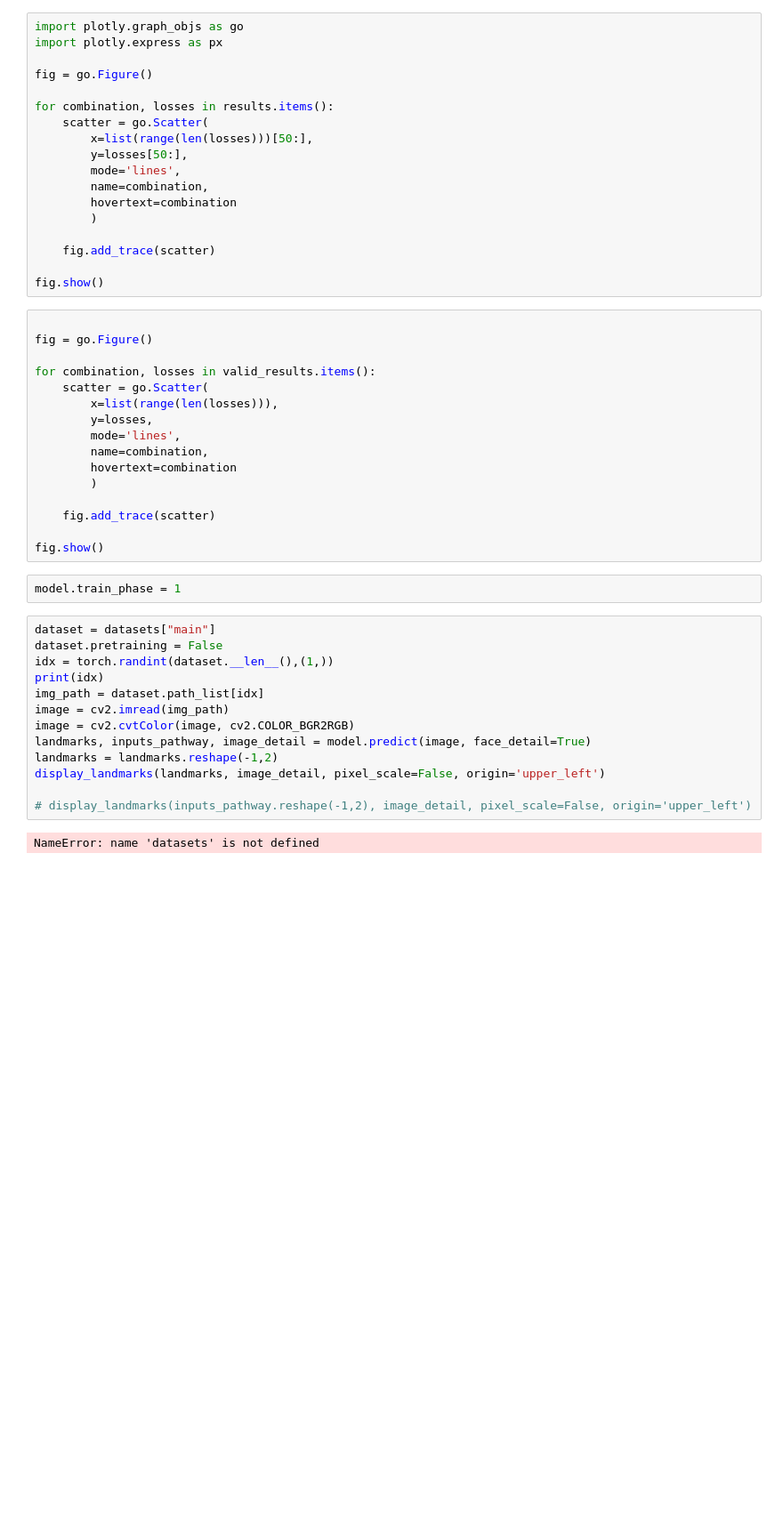
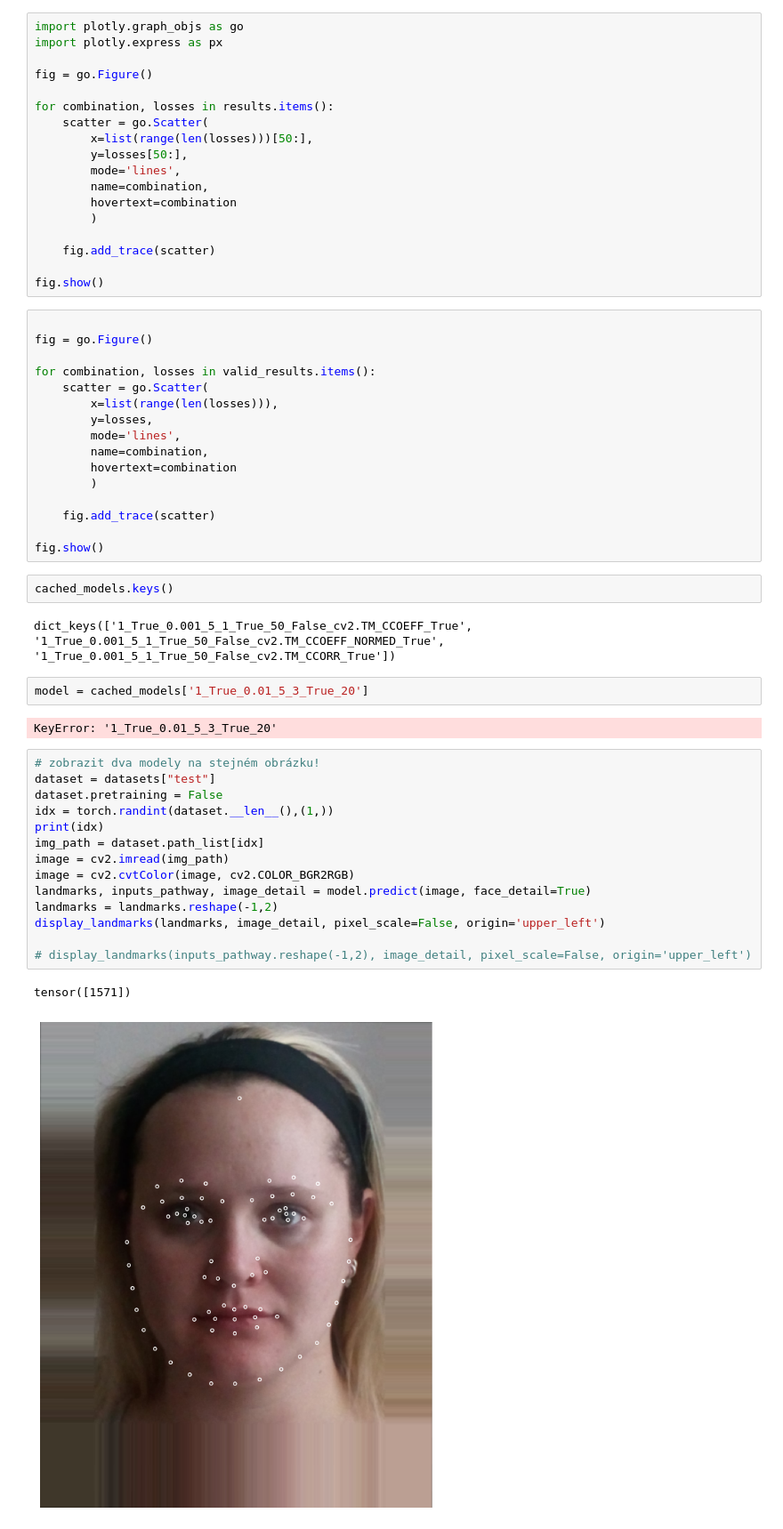
Before and after one commit to JaroslavTrnka1/facelandmarks, a Jupyter notebook: train.ipynb, the cells around one changed output. Shown at 89% size. Cells and saved outputs as stored; diff of their text form; blank space fills up the shorter version.

```diff
--- a/train.ipynb
+++ b/train.ipynb
@@ -121,20 +151,28 @@ for combination, losses in valid_results.items():
     fig.add_trace(scatter)
 
 fig.show()
-# %%
-model.train_phase = 1
+# %%
+cached_models.keys()
+# %% [output]
+dict_keys(['1_True_0.001_5_1_True_50_False_cv2.TM_CCOEFF_True', '1_True_0.001_5_1_True_50_False_cv2.TM_CCOEFF_NORMED_True', '1_True_0.001_5_1_True_50_False_cv2.TM_CCORR_True'])
+# %%
+model = cached_models['1_True_0.01_5_3_True_20']
+# %% [output]
+KeyError: '1_True_0.01_5_3_True_20'
 # %%
-dataset = datasets["main"]
+# zobrazit dva modely na stejném obrázku!
+dataset = datasets["test"]
 dataset.pretraining = False
 idx = torch.randint(dataset.__len__(),(1,))
 print(idx)
 img_path = dataset.path_list[idx]
 image = cv2.imread(img_path)
 image = cv2.cvtColor(image, cv2.COLOR_BGR2RGB)
 landmarks, inputs_pathway, image_detail = model.predict(image, face_detail=True)
 landmarks = landmarks.reshape(-1,2)
 display_landmarks(landmarks, image_detail, pixel_scale=False, origin='upper_left')
 
 # display_landmarks(inputs_pathway.reshape(-1,2), image_detail, pixel_scale=False, origin='upper_left')
 # %% [output]
-NameError: name 'datasets' is not defined
+tensor([1571])
+[figure, added]
```
Also changed, not shown: parts of 9 cells of this notebook, 10 other files.
